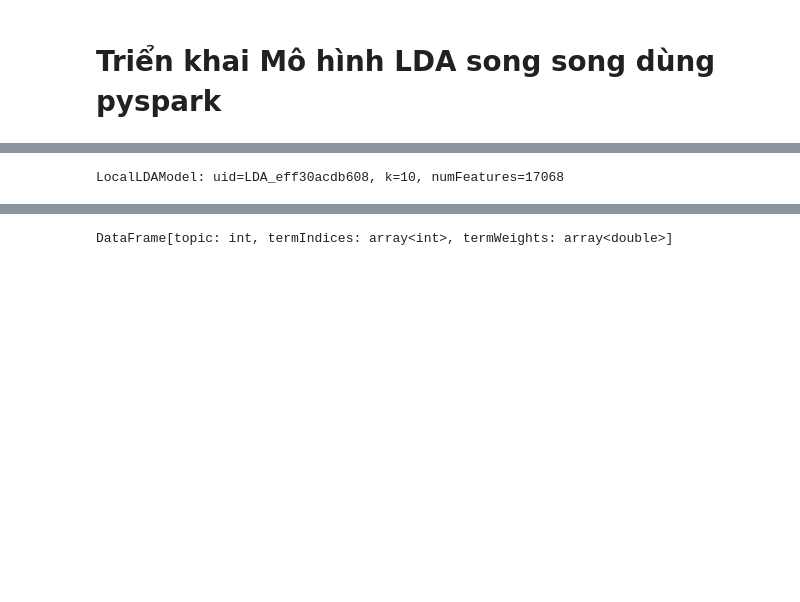
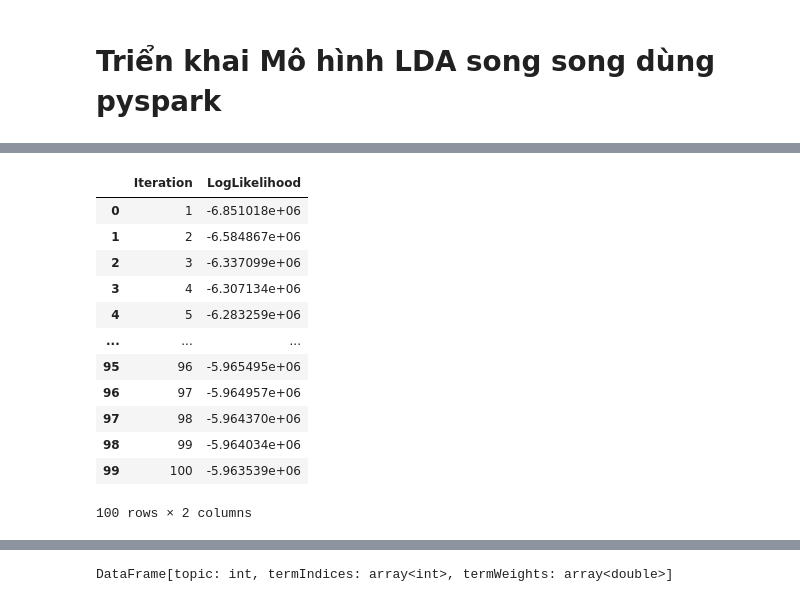
Before and after one commit to nnson0511/LDA-on-Spark, a Jupyter notebook: LDA_on_spark_President_Speech.ipynb, the cells around one changed output, grey strips where cells are left out. Saved outputs shown, nothing was run; the diff lists cells and outputs as text; code cells hidden in the pictures; blank space fills up the shorter version.

```diff
--- a/LDA_on_spark_President_Speech.ipynb
+++ b/LDA_on_spark_President_Speech.ipynb
@@ -290,8 +294 @@ vectorized_tokens.show()
 only showing top 20 rows
-# %%
-num_topics = 10
-lda = LDA(k=num_topics, maxIter=100)
-model = lda.fit(vectorized_tokens)
-model
-# %% [output]
-LocalLDAModel: uid=LDA_eff30acdb608, k=10, numFeatures=17068
@@ -297,0 +309,17 @@ LocalLDAModel: uid=LDA_eff30acdb608, k=10, numFeatures=17068
+# %%
+df_likelihoods = lda_log_likelihood(vectorized_tokens, 10, 100)
+df_likelihoods
+# %% [output]
+|  | Iteration | LogLikelihood |
+| 0 | 1 | -6.851018e+06 |
+| 1 | 2 | -6.584867e+06 |
+| 2 | 3 | -6.337099e+06 |
+| 3 | 4 | -6.307134e+06 |
+| 4 | 5 | -6.283259e+06 |
+| ... | ... | ... |
+| 95 | 96 | -5.965495e+06 |
+| 96 | 97 | -5.964957e+06 |
+| 97 | 98 | -5.964370e+06 |
+| 98 | 99 | -5.964034e+06 |
+| 99 | 100 | -5.963539e+06 |
+100 rows × 2 columns
```
Also changed, not shown: parts of 11 cells of this notebook.
